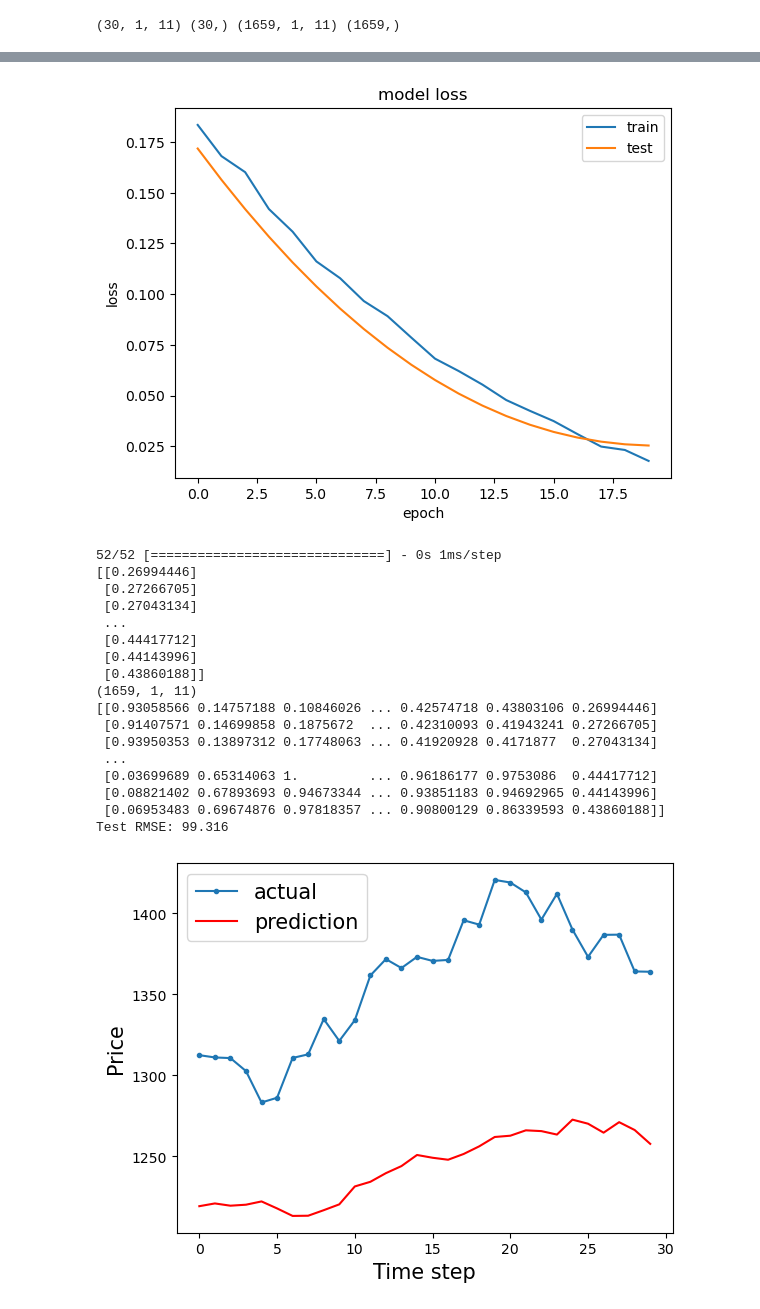
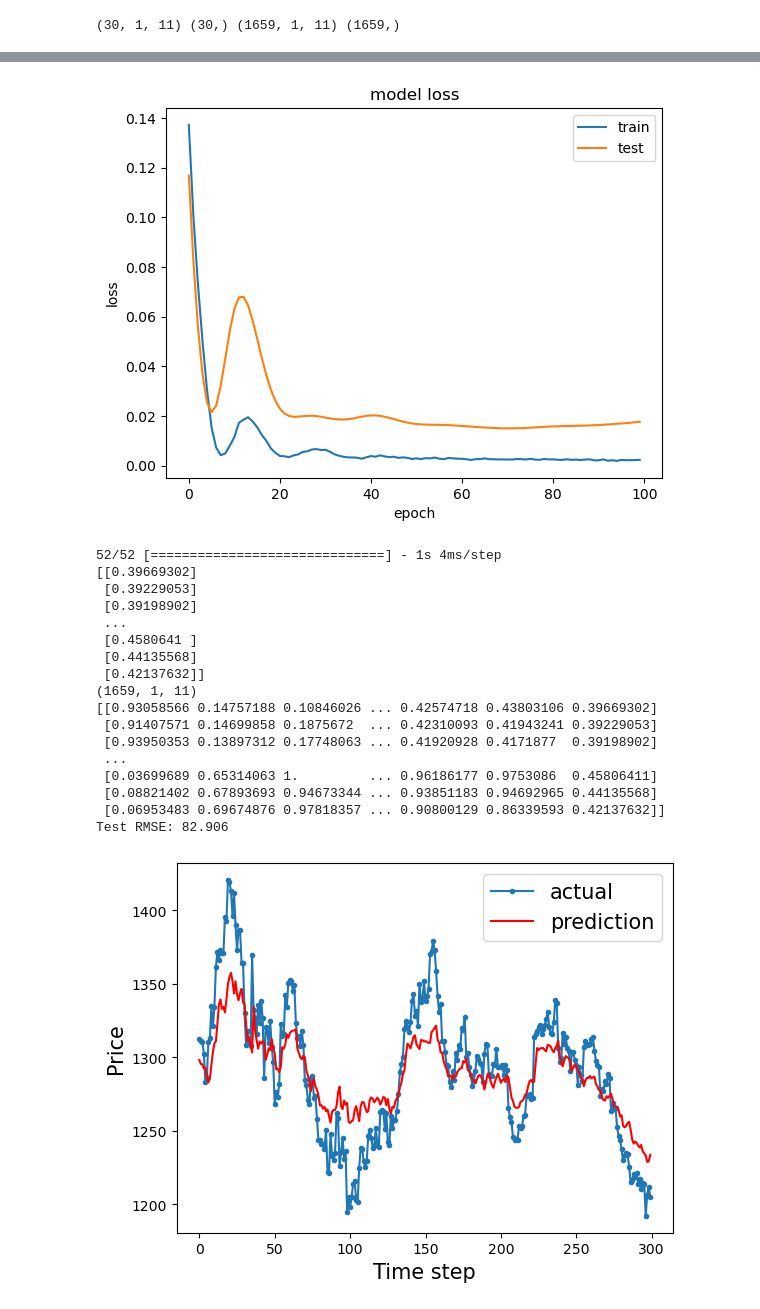
Before and after one commit to abubakar20-02/GoldFolio, a Jupyter notebook: Untitled.ipynb, the cells around one changed output, grey strips where cells are left out. Cells and saved outputs as stored; diff of their text form; code cells hidden in the pictures.

Commit message:
predicted graph a bit better.

```diff
--- a/Untitled.ipynb
+++ b/Untitled.ipynb
@@ -284,16 +284,16 @@ print(train_X.shape, train_y.shape, test_X.shape, test_y.shape)
 # %%
 model = Sequential()
 print(f"shape {train_X.shape[1]},{train_X.shape[2]}")
-model.add(LSTM(100, input_shape=(train_X.shape[1], train_X.shape[2])))
+model.add(LSTM(1000, input_shape=(train_X.shape[1], train_X.shape[2])))
 model.add(Dropout(0.2))
-#    model.add(LSTM(70))
-#    model.add(Dropout(0.3))
+# model.add(LSTM(70))
+# model.add(Dropout(0.3))
 model.add(Dense(1))
 model.compile(loss='mean_squared_error', optimizer='adam')
 
 
 
 # fit network
-history = model.fit(train_X, train_y, epochs=20, batch_size=70, validation_data=(test_X, test_y), verbose=2, shuffle=False)
+history = model.fit(train_X, train_y, epochs=100, batch_size=150, validation_data=(test_X, test_y), verbose=2, shuffle=False)
 # %% [output]
 shape 1,11
@@ -342,35 +342,35 @@ inv_y = inv_y[:,-1]
 rmse = np.sqrt(mean_squared_error(inv_y, inv_yhat))
 print('Test RMSE: %.3f' % rmse)
 # %% [output]
-[figure, old version]
+[figure, new version]
-52/52 [==============================] - 0s 1ms/step
-[[0.26994446]
- [0.27266705]
- [0.27043134]
+52/52 [==============================] - 1s 4ms/step
+[[0.39669302]
+ [0.39229053]
+ [0.39198902]
  ...
- [0.44417712]
- [0.44143996]
- [0.43860188]]
+ [0.4580641 ]
+ [0.44135568]
+ [0.42137632]]
 (1659, 1, 11)
-[[0.93058566 0.14757188 0.10846026 ... 0.42574718 0.43803106 0.26994446]
- [0.91407571 0.14699858 0.1875672  ... 0.42310093 0.41943241 0.27266705]
- [0.93950353 0.13897312 0.17748063 ... 0.41920928 0.4171877  0.27043134]
+[[0.93058566 0.14757188 0.10846026 ... 0.42574718 0.43803106 0.39669302]
+ [0.91407571 0.14699858 0.1875672  ... 0.42310093 0.41943241 0.39229053]
+ [0.93950353 0.13897312 0.17748063 ... 0.41920928 0.4171877  0.39198902]
  ...
- [0.03699689 0.65314063 1.         ... 0.96186177 0.9753086  0.44417712]
- [0.08821402 0.67893693 0.94673344 ... 0.93851183 0.94692965 0.44143996]
- [0.06953483 0.69674876 0.97818357 ... 0.90800129 0.86339593 0.43860188]]
-Test RMSE: 99.316
+ [0.03699689 0.65314063 1.         ... 0.96186177 0.9753086  0.45806411]
+ [0.08821402 0.67893693 0.94673344 ... 0.93851183 0.94692965 0.44135568]
+ [0.06953483 0.69674876 0.97818357 ... 0.90800129 0.86339593 0.42137632]]
+Test RMSE: 82.906
 # %%
 ## time steps, every step is one hour (you can easily convert the time step to the actual time index)
 ## for a demonstration purpose, I only compare the predictions in 200 hours.
 
-interval = 30
+interval = 300
 aa=[x for x in range(interval)]
 plt.plot(aa, inv_y[:interval], marker='.', label="actual")
 plt.plot(aa, inv_yhat[:interval], 'r', label="prediction")
 plt.ylabel('Price', size=15)
 plt.xlabel('Time step', size=15)
 plt.legend(fontsize=15)
 plt.show()
 # %% [output]
-[figure, old version]
+[figure, new version]
```
Also changed, not shown: parts of 1 cell of this notebook.
